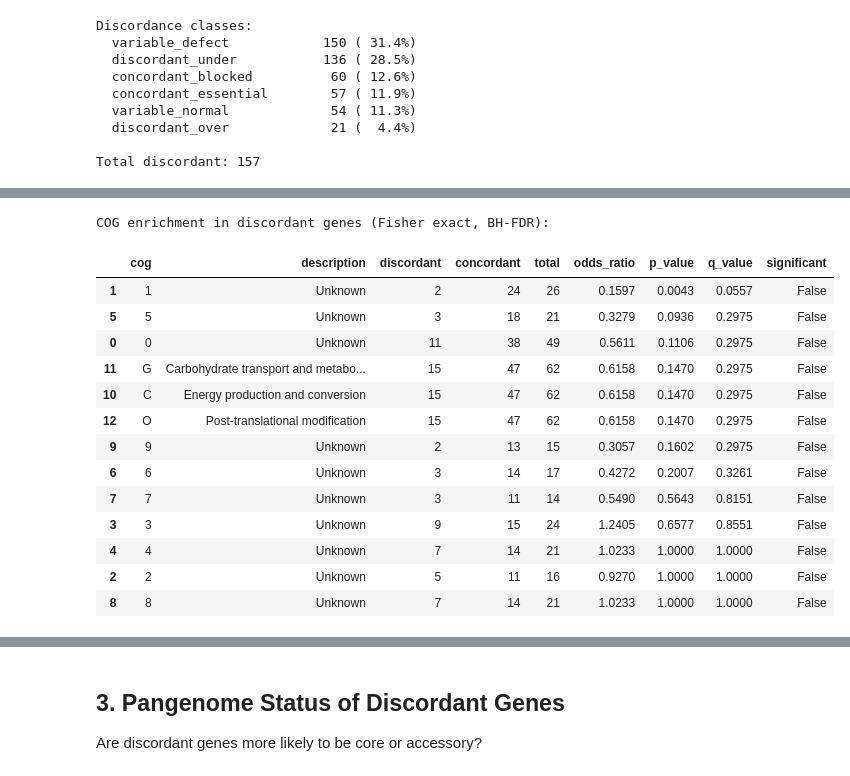
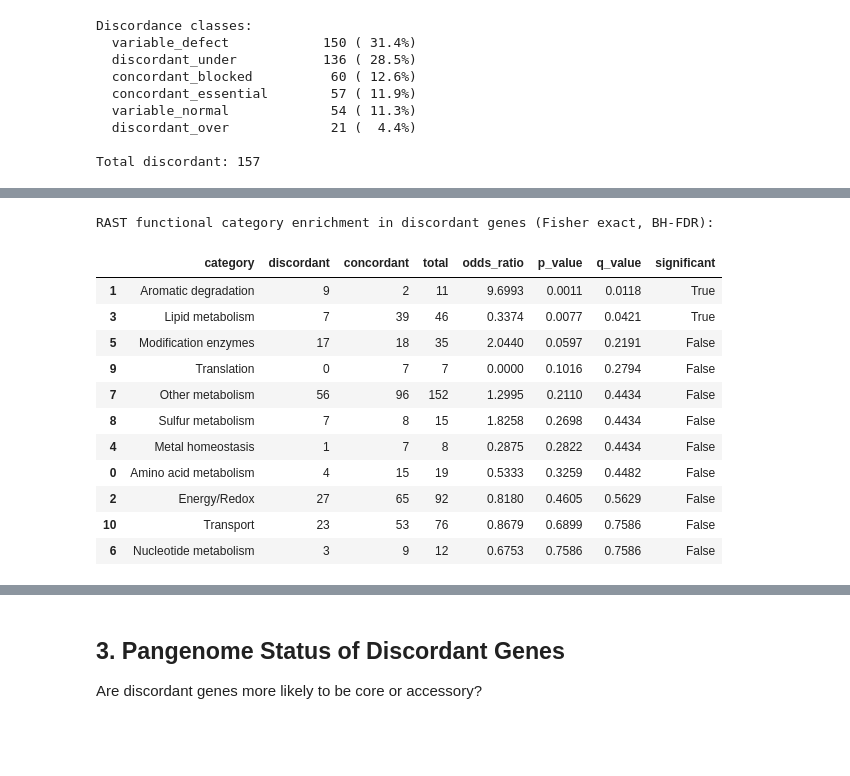
Before and after one commit to kbaseincubator/BERIL-research-observatory, a Jupyter notebook: projects/adp1_triple_essentiality/notebooks/03_discordant_characterization.ipynb, the cells around one changed output, grey strips where cells are left out. Saved outputs shown, nothing was run; the diff lists cells and outputs as text; code cells hidden in the pictures; blank space fills up the shorter version.

```diff
--- a/projects/adp1_triple_essentiality/notebooks/03_discordant_characterization.ipynb
+++ b/projects/adp1_triple_essentiality/notebooks/03_discordant_characterization.ipynb
@@ -146,63 +158,50 @@ dtype: int64
 # %%
-# Fisher's exact test for each COG category:
+# Fisher's exact test for each RAST functional category:
 # Compare discordant vs non-discordant genes
+from statsmodels.stats.multitest import multipletests
+
 enrichment_results = []
+all_categories = triple['rast_category'].unique()
 
-for cog_cat in sorted(all_cogs.keys()):
-    # Gene has this COG category?
-    triple[f'has_cog_{cog_cat}'] = triple['cog_list'].apply(lambda x: cog_cat in x)
+for cat in sorted(all_categories):
+    has_cat = triple['rast_category'] == cat
+    a = (triple['is_discordant'] & has_cat).sum()
+    b = (triple['is_discordant'] & ~has_cat).sum()
+    c = (~triple['is_discordant'] & has_cat).sum()
+    d = (~triple['is_discordant'] & ~has_cat).sum()
 
-    # 2x2 table: discordant x has_cog
-    a = (triple['is_discordant'] & triple[f'has_cog_{cog_cat}']).sum()  # discordant + has COG
-    b = (triple['is_discordant'] & ~triple[f'has_cog_{cog_cat}']).sum()  # discordant + no COG
-    c = (~triple['is_discordant'] & triple[f'has_cog_{cog_cat}']).sum()  # concordant + has COG
-    d = (~triple['is_discordant'] & ~triple[f'has_cog_{cog_cat}']).sum()  # concordant + no COG
-
-    if a + c >= 3:  # minimum 3 genes with this COG
+    if a + c >= 5:  # minimum 5 genes in category
         odds, p = stats.fisher_exact([[a, b], [c, d]])
-        desc = COG_DESCRIPTIONS.get(cog_cat, 'Unknown')
         enrichment_results.append({
-            'cog': cog_cat,
-            'description': desc,
+            'category': cat,
             'discordant': a,
             'concordant': c,
             'total': a + c,
             'odds_ratio': odds,
             'p_value': p,
-            'disc_rate': a / (a + b) if (a + b) > 0 else 0,
-            'bg_rate': c / (c + d) if (c + d) > 0 else 0,
         })
 
-    # Clean up temp column
-    triple.drop(columns=[f'has_cog_{cog_cat}'], inplace=True)
-
 enrich_df = pd.DataFrame(enrichment_results).sort_values('p_value')
-
-# Apply Benjamini-Hochberg FDR correction
-from statsmodels.stats.multitest import multipletests
 reject, pvals_corr, _, _ = multipletests(enrich_df['p_value'], method='fdr_bh')
 enrich_df['q_value'] = pvals_corr
 enrich_df['significant'] = reject
 
-print('COG enrichment in discordant genes (Fisher exact, BH-FDR):')
-display(enrich_df[['cog', 'description', 'discordant', 'concordant', 'total',
-                    'odds_ratio', 'p_value', 'q_value', 'significant']].round(4).head(15))
+print('RAST functional category enrichment in discordant genes (Fisher exact, BH-FDR):')
+display(enrich_df.round(4))
 # %% [output]
-COG enrichment in discordant genes (Fisher exact, BH-FDR):
+RAST functional category enrichment in discordant genes (Fisher exact, BH-FDR):
-|  | cog | description | discordant | concordant | total | odds_ratio | p_value | q_value | significant |
-| 1 | 1 | Unknown | 2 | 24 | 26 | 0.1597 | 0.0043 | 0.0557 | False |
-| 5 | 5 | Unknown | 3 | 18 | 21 | 0.3279 | 0.0936 | 0.2975 | False |
-| 0 | 0 | Unknown | 11 | 38 | 49 | 0.5611 | 0.1106 | 0.2975 | False |
-| 11 | G | Carbohydrate transport and metabo... | 15 | 47 | 62 | 0.6158 | 0.1470 | 0.2975 | False |
-| 10 | C | Energy production and conversion | 15 | 47 | 62 | 0.6158 | 0.1470 | 0.2975 | False |
-| 12 | O | Post-translational modification | 15 | 47 | 62 | 0.6158 | 0.1470 | 0.2975 | False |
-| 9 | 9 | Unknown | 2 | 13 | 15 | 0.3057 | 0.1602 | 0.2975 | False |
-| 6 | 6 | Unknown | 3 | 14 | 17 | 0.4272 | 0.2007 | 0.3261 | False |
-| 7 | 7 | Unknown | 3 | 11 | 14 | 0.5490 | 0.5643 | 0.8151 | False |
-| 3 | 3 | Unknown | 9 | 15 | 24 | 1.2405 | 0.6577 | 0.8551 | False |
-| 4 | 4 | Unknown | 7 | 14 | 21 | 1.0233 | 1.0000 | 1.0000 | False |
-| 2 | 2 | Unknown | 5 | 11 | 16 | 0.9270 | 1.0000 | 1.0000 | False |
-| 8 | 8 | Unknown | 7 | 14 | 21 | 1.0233 | 1.0000 | 1.0000 | False |
+|  | category | discordant | concordant | total | odds_ratio | p_value | q_value | significant |
+| 1 | Aromatic degradation | 9 | 2 | 11 | 9.6993 | 0.0011 | 0.0118 | True |
+| 3 | Lipid metabolism | 7 | 39 | 46 | 0.3374 | 0.0077 | 0.0421 | True |
+| 5 | Modification enzymes | 17 | 18 | 35 | 2.0440 | 0.0597 | 0.2191 | False |
+| 9 | Translation | 0 | 7 | 7 | 0.0000 | 0.1016 | 0.2794 | False |
+| 7 | Other metabolism | 56 | 96 | 152 | 1.2995 | 0.2110 | 0.4434 | False |
+| 8 | Sulfur metabolism | 7 | 8 | 15 | 1.8258 | 0.2698 | 0.4434 | False |
+| 4 | Metal homeostasis | 1 | 7 | 8 | 0.2875 | 0.2822 | 0.4434 | False |
+| 0 | Amino acid metabolism | 4 | 15 | 19 | 0.5333 | 0.3259 | 0.4482 | False |
+| 2 | Energy/Redox | 27 | 65 | 92 | 0.8180 | 0.4605 | 0.5629 | False |
+| 10 | Transport | 23 | 53 | 76 | 0.8679 | 0.6899 | 0.7586 | False |
+| 6 | Nucleotide metabolism | 3 | 9 | 12 | 0.6753 | 0.7586 | 0.7586 | False |
 # %%
 # Enrichment by discordance direction
 for disc_type, label in [('discordant_over', 'FBA over-predicts (essential+normal)'),
```
Also changed, not shown: parts of 6 cells of this notebook, 7 other files.
